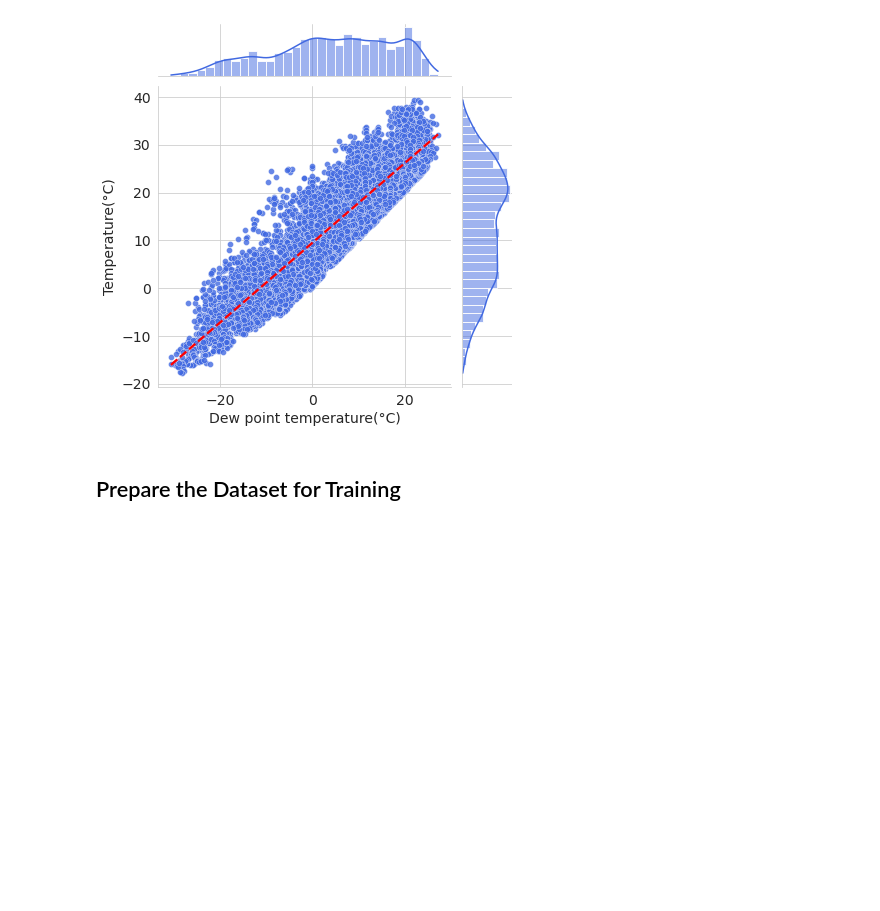
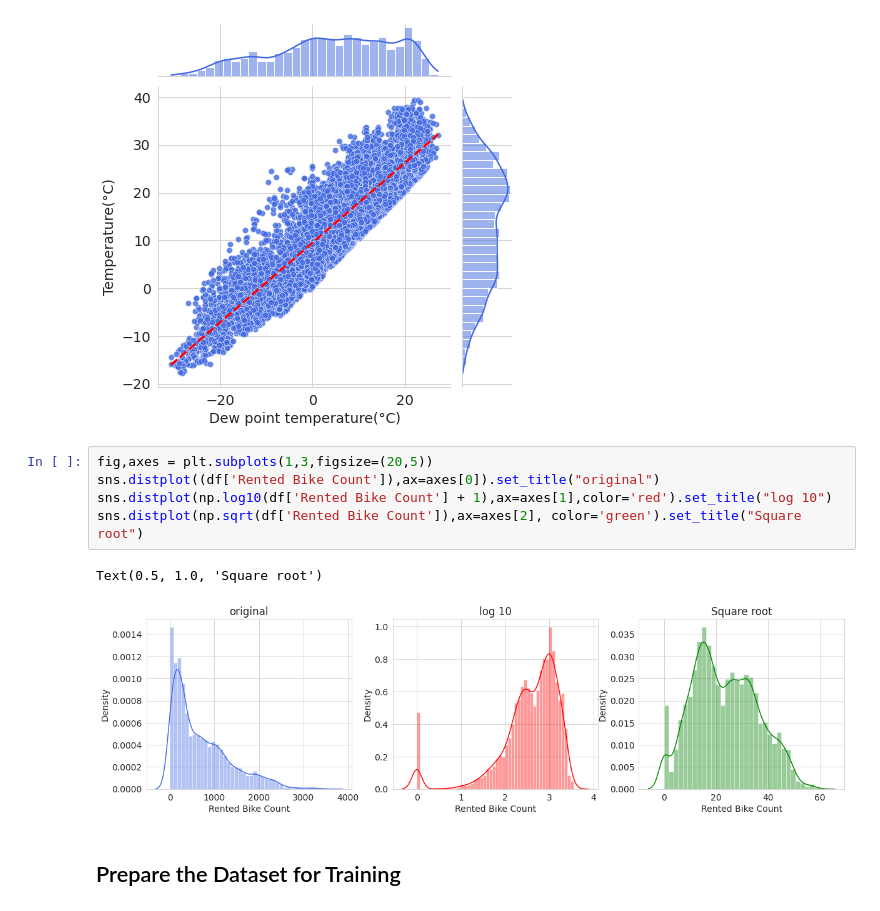
Before and after one commit to Gaurav2912/Bike-Sharing-Demand-Prediction, a Jupyter notebook: Bike_Sharing_Demand_Prediction_Capstone_Project.ipynb, the cells around one changed output. Saved outputs shown, nothing was run; the diff lists cells and outputs as text; blank space fills up the shorter version.

```diff
--- a/Bike_Sharing_Demand_Prediction_Capstone_Project.ipynb
+++ b/Bike_Sharing_Demand_Prediction_Capstone_Project.ipynb
@@ -474,6 +500,14 @@ sns.jointplot(data= df, x= 'Dew point temperature(°C)', y= 'Temperature(°C)',
               scatter_kws = {'linewidths': 0.4, 'edgecolors': 'white'});
 # %% [output]
 [figure]
+# %%
+fig,axes = plt.subplots(1,3,figsize=(20,5))
+sns.distplot((df['Rented Bike Count']),ax=axes[0]).set_title("original")
+sns.distplot(np.log10(df['Rented Bike Count'] + 1),ax=axes[1],color='red').set_title("log 10")
+sns.distplot(np.sqrt(df['Rented Bike Count']),ax=axes[2], color='green').set_title("Square root")
+# %% [output]
+Text(0.5, 1.0, 'Square root')
+[figure, added]
 # %% [markdown]
 ## Prepare the Dataset for Training
 # %%
```
Also changed, not shown: parts of 32 cells of this notebook.
